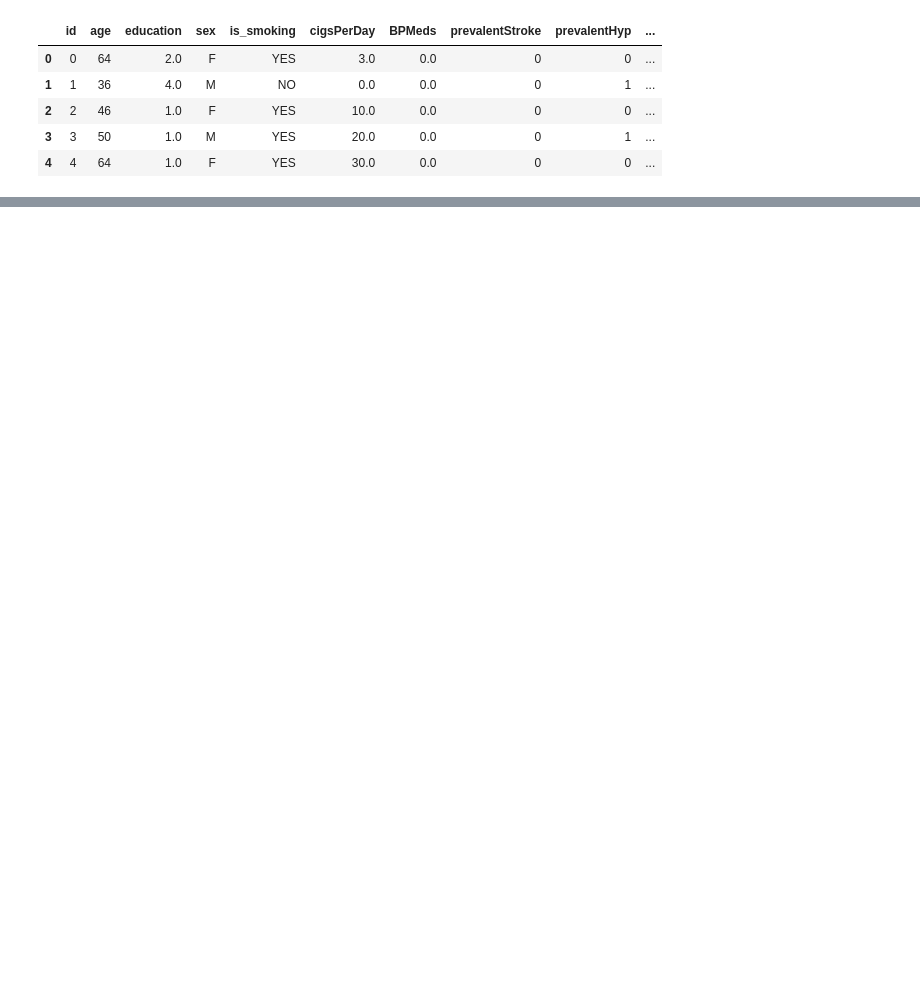
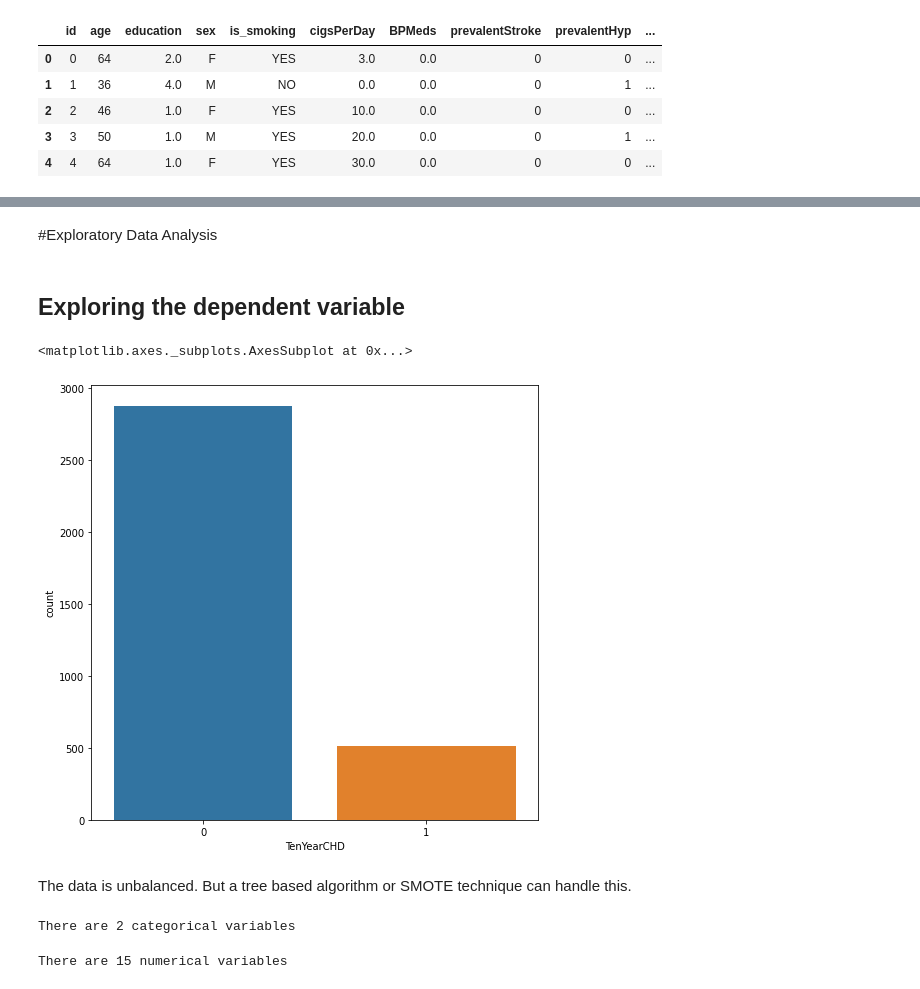
Before and after one commit to anasabbad/Cardiovascular-Risk-Prediction, a Jupyter notebook: Cardiovascular_Risk_Prediction_Capstone.ipynb, the cells around one changed output, grey strips where cells are left out. Cells and saved outputs as stored; diff of their text form; code cells hidden in the pictures; blank space fills up the shorter version.

```diff
--- a/Cardiovascular_Risk_Prediction_Capstone.ipynb
+++ b/Cardiovascular_Risk_Prediction_Capstone.ipynb
@@ -61,7 +61,19 @@ from sklearn.preprocessing import OneHotEncoder
 from sklearn.model_selection import GridSearchCV
 from sklearn.model_selection import RandomizedSearchCV
 from sklearn.model_selection import train_test_split
+from sklearn.preprocessing import MinMaxScaler
 from sklearn import ensemble
+from sklearn.ensemble import RandomForestClassifier
+from sklearn.ensemble import GradientBoostingClassifier
+from xgboost import XGBClassifier
+from sklearn.metrics import roc_auc_score, confusion_matrix, accuracy_score
+
+from imblearn.over_sampling import SMOTE
+from imblearn.pipeline import Pipeline as imbpipeline
+from sklearn.pipeline import Pipeline
+
+from pylab import rcParams
+rcParams['figure.figsize'] = 8, 8
 # %%
 from google.colab import drive
 drive.mount('/content/drive')
@@ -81,0 +150,11 @@ data.head()
+# %%
+#imputing education and BPMeds columns with mode
+data['education'] = data['education'].fillna(data['education'].mode()[0])
+data['BPMeds'] = data['BPMeds'].fillna(data['BPMeds'].mode()[0])
+
+#imputing glucose,totChol,BMI and heartRate columns with median
+data['glucose'] = data['glucose'].fillna(data['glucose'].median())
+data['totChol'] = data['totChol'].fillna(data['totChol'].median())
+data['BMI'] = data['BMI'].fillna(data['BMI'].median())
+data['heartRate'] = data['heartRate'].fillna(data['heartRate'].median())
+data['cigsPerDay'] = data['cigsPerDay'].fillna(data['heartRate'].median())
@@ -81,0 +185,3 @@ data.head()
+# %%
+data['BPMeds']=data['BPMeds'].astype('int')
+data['education']=data['education'].astype('int')
@@ -81,0 +208,11 @@ data.head()
+# %% [markdown]
+#Exploratory Data Analysis
+# %% [markdown]
+## Exploring the dependent variable
+# %%
+sns.countplot(x=data['TenYearCHD'])
+# %% [output]
+<matplotlib.axes._subplots.AxesSubplot at 0x...>
+[figure, added]
+# %% [markdown]
+The data is unbalanced. But a tree based algorithm or SMOTE technique can handle this.
@@ -81,0 +226,12 @@ data.head()
+# %%
+# find categorical variables
+categorical = [var for var in data.columns if data[var].dtype=='O']
+print('There are {} categorical variables'.format(len(categorical)))
+# %% [output]
+There are 2 categorical variables
+# %%
+# find Numerical variables
+numerical = [var for var in data.columns if data[var].dtype!='O']
+print('There are {} numerical variables'.format(len(numerical)))
+# %% [output]
+There are 15 numerical variables
```
Also changed, not shown: parts of 68 cells of this notebook.
